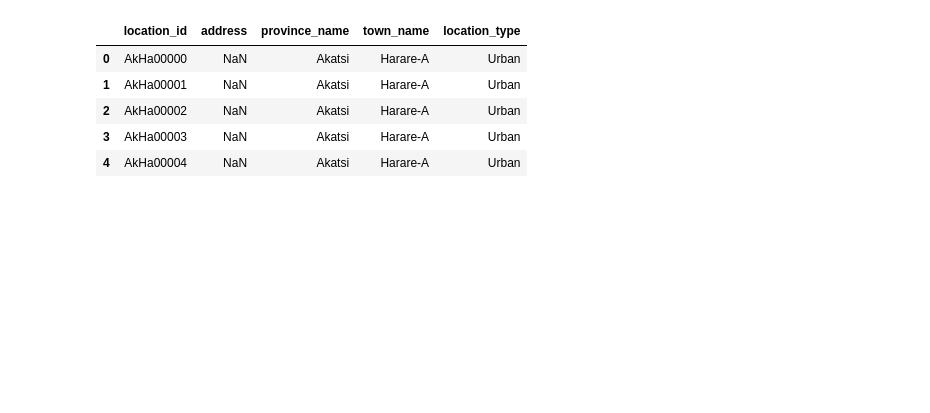
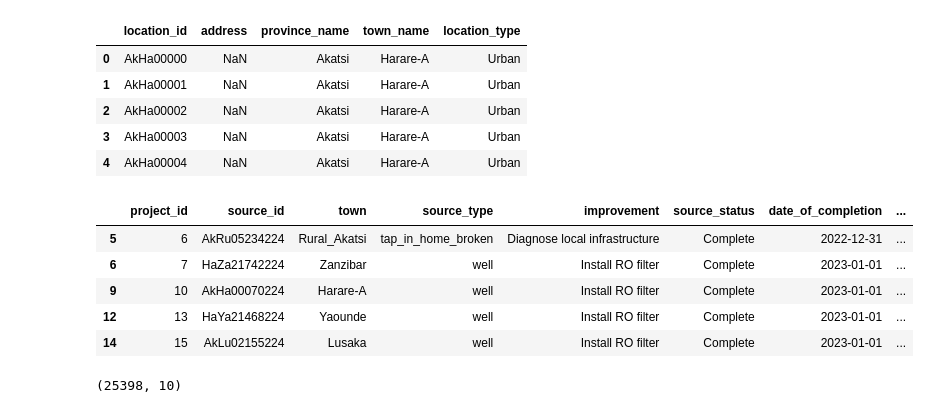
Before and after one commit to Jagunmolu/pandas_data_cleaning, a Jupyter notebook: alx_project_four/part_4.ipynb, the cells around one changed output. Saved outputs shown, nothing was run; the diff lists cells and outputs as text; code cells hidden in the pictures; blank space fills up the shorter version.

```diff
--- a/alx_project_four/part_4.ipynb
+++ b/alx_project_four/part_4.ipynb
@@ -77,0 +58,3 @@ well_pollution.head()
+# %%
+project_progress = project_progress.drop(columns=["address", "province", "comments"])
+project_progress.head()
@@ -129,3 +103,16 @@ infrastructure_cost.head()
 | 2 | AkHa00002 | NaN | Akatsi | Harare-A | Urban |
 | 3 | AkHa00003 | NaN | Akatsi | Harare-A | Urban |
 | 4 | AkHa00004 | NaN | Akatsi | Harare-A | Urban |
+# %%
+project_progress[project_progress["source_status"] != "Backlog"].head()
+# %% [output]
+|  | project_id | source_id | town | source_type | improvement | source_status | date_of_completion | ... |
+| 5 | 6 | AkRu05234224 | Rural_Akatsi | tap_in_home_broken | Diagnose local infrastructure | Complete | 2022-12-31 | ... |
+| 6 | 7 | HaZa21742224 | Zanzibar | well | Install RO filter | Complete | 2023-01-01 | ... |
+| 9 | 10 | AkHa00070224 | Harare-A | well | Install RO filter | Complete | 2023-01-01 | ... |
+| 12 | 13 | HaYa21468224 | Yaounde | well | Install RO filter | Complete | 2023-01-01 | ... |
+| 14 | 15 | AkLu02155224 | Lusaka | well | Install RO filter | Complete | 2023-01-01 | ... |
+# %%
+project_progress.shape
+# %% [output]
+(25398, 10)
```
Also changed, not shown: parts of 33 cells of this notebook, 7 other files.
